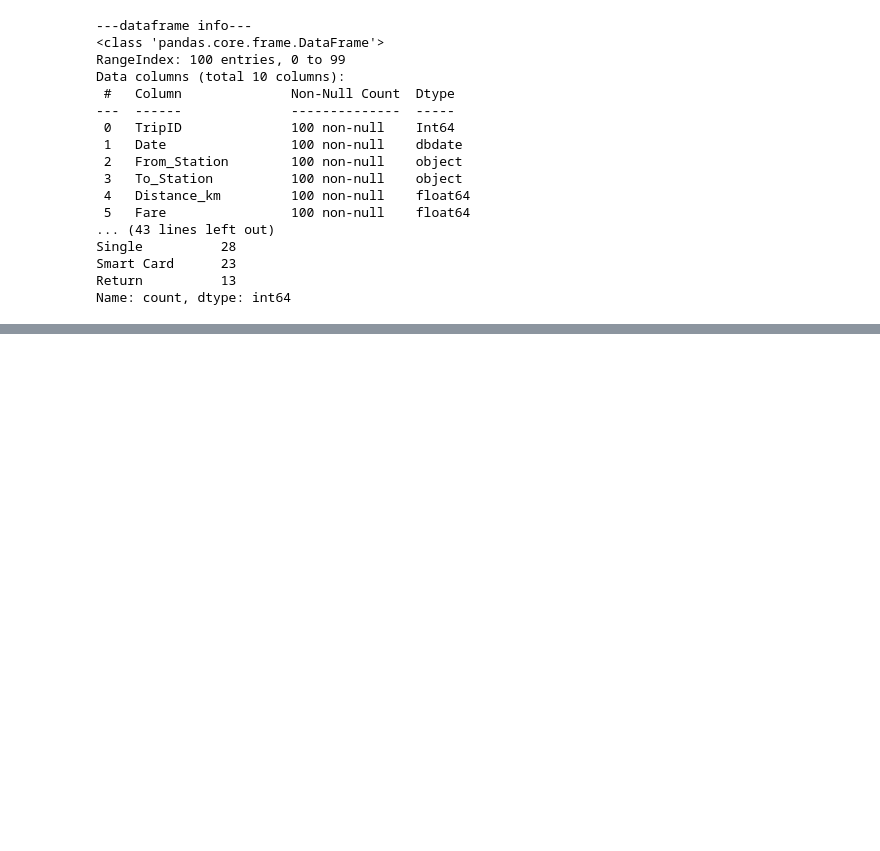
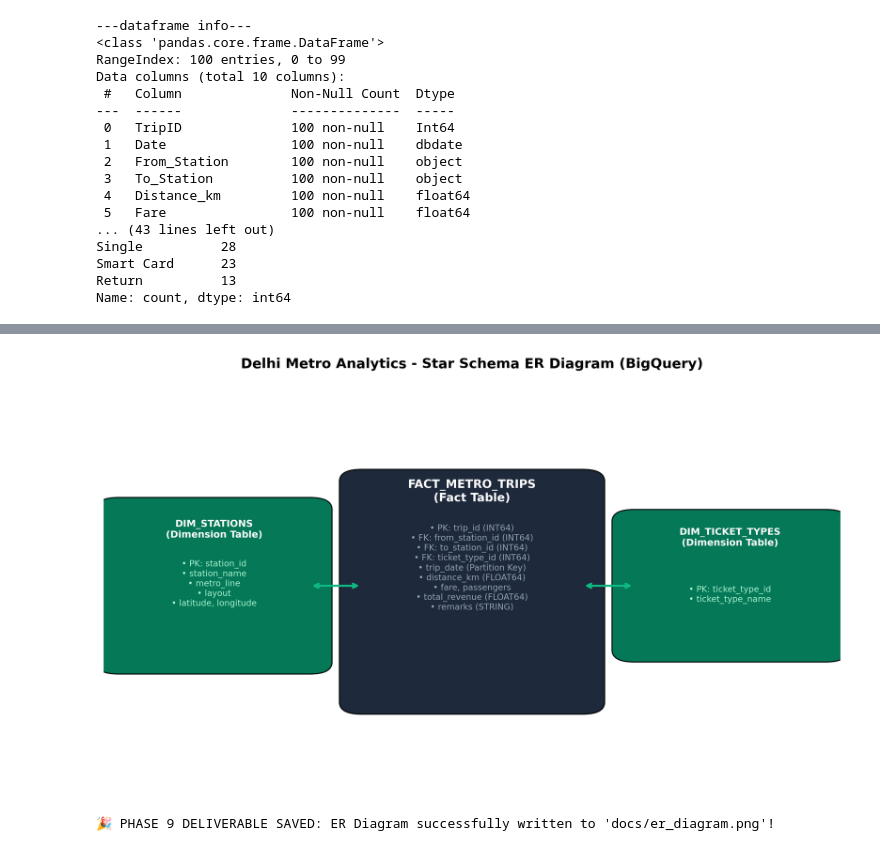
Before and after one commit to aditya-sharma809/Delhi-Metro-DMRC-Commuter-Density-Bottleneck-Analytics, a Jupyter notebook: NOTEBOOK/Delhi_Metro_Project_FinalAnalysis.ipynb, the cells around one changed output, grey strips where cells are left out. Saved outputs shown, nothing was run; the diff lists cells and outputs as text; code cells hidden in the pictures; blank space fills up the shorter version.

```diff
--- a/NOTEBOOK/Delhi_Metro_Project_FinalAnalysis.ipynb
+++ b/NOTEBOOK/Delhi_Metro_Project_FinalAnalysis.ipynb
@@ -89,0 +393,46 @@ Name: count, dtype: int64
+# %%
+import os
+import matplotlib.pyplot as plt
+import matplotlib.patches as patches
+
+# Create 'docs' directory if it doesn't exist
+os.makedirs('docs', exist_ok=True)
+
+fig, ax = plt.subplots(figsize=(10, 6), dpi=300)
+ax.axis('off')
+
+# Style Colors
+bg_fact = '#1E293B'
+bg_dim = '#047857'
+text_color = '#FFFFFF'
+
+# Fact Box (fact_metro_trips)
+ax.add_patch(patches.FancyBboxPatch((0.35, 0.22), 0.3, 0.55, boxstyle="round,pad=0.03", fc=bg_fact, ec="black"))
+ax.text(0.5, 0.72, "FACT_METRO_TRIPS\n(Fact Table)", color=text_color, weight='bold', fontsize=11, ha='center')
+ax.text(0.5, 0.45, "• PK: trip_id (INT64)\n• FK: from_station_id (INT64)\n• FK: to_station_id (INT64)\n• FK: ticket_type_id (INT64)\n• trip_date (Partition Key)\n• distance_km (FLOAT64)\n• fare, passengers\n• total_revenue (FLOAT64)\n• remarks (STRING)", color='#94A3B8', fontsize=8, ha='center')
+
+# Dim Stations Box
+ax.add_patch(patches.FancyBboxPatch((0.02, 0.32), 0.26, 0.38, boxstyle="round,pad=0.03", fc=bg_dim, ec="black"))
+ax.text(0.15, 0.63, "DIM_STATIONS\n(Dimension Table)", color=text_color, weight='bold', fontsize=9, ha='center')
+ax.text(0.15, 0.46, "• PK: station_id\n• station_name\n• metro_line\n• layout\n• latitude, longitude", color='#A7F3D0', fontsize=8, ha='center')
+
+# Dim Tickets Box
+ax.add_patch(patches.FancyBboxPatch((0.72, 0.35), 0.26, 0.32, boxstyle="round,pad=0.03", fc=bg_dim, ec="black"))
+ax.text(0.85, 0.61, "DIM_TICKET_TYPES\n(Dimension Table)", color=text_color, weight='bold', fontsize=9, ha='center')
+ax.text(0.85, 0.47, "• PK: ticket_type_id\n• ticket_type_name", color='#A7F3D0', fontsize=8, ha='center')
+
+# Relationship Connectors
+ax.annotate('', xy=(0.35, 0.51), xytext=(0.28, 0.51), arrowprops=dict(arrowstyle="<->", lw=2, color="#10B981"))
+ax.annotate('', xy=(0.65, 0.51), xytext=(0.72, 0.51), arrowprops=dict(arrowstyle="<->", lw=2, color="#10B981"))
+
+plt.title("Delhi Metro Analytics - Star Schema ER Diagram (BigQuery)", fontsize=13, weight='bold', pad=20)
+plt.tight_layout()
+
+# Save deliverable
+plt.savefig("docs/er_diagram.png", bbox_inches='tight')
+plt.show()
+
+print("🎉 PHASE 9 DELIVERABLE SAVED: ER Diagram successfully written to 'docs/er_diagram.png'!")
+# %% [output]
+[figure, added]
+🎉 PHASE 9 DELIVERABLE SAVED: ER Diagram successfully written to 'docs/er_diagram.png'!
```
Also changed, not shown: parts of 16 cells of this notebook, 8 other files.
